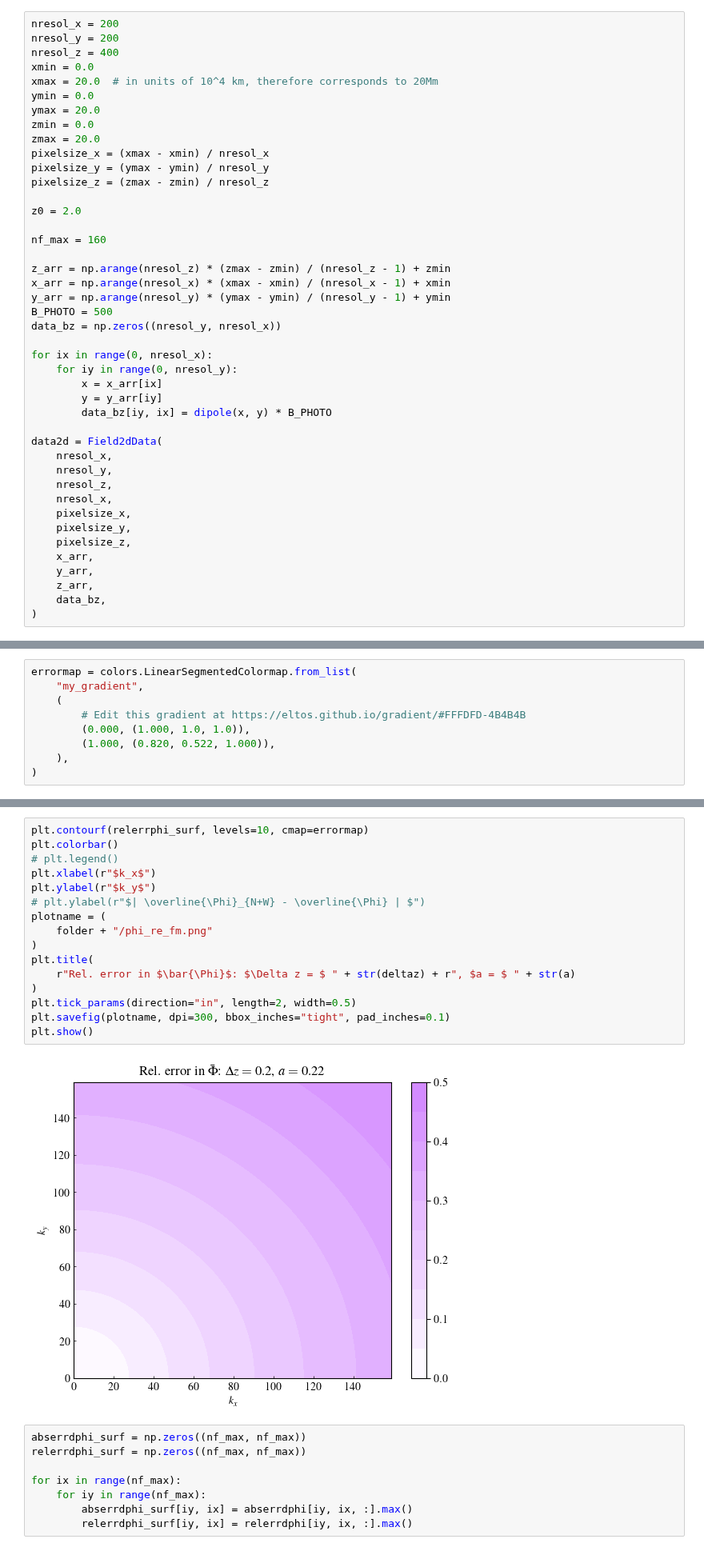
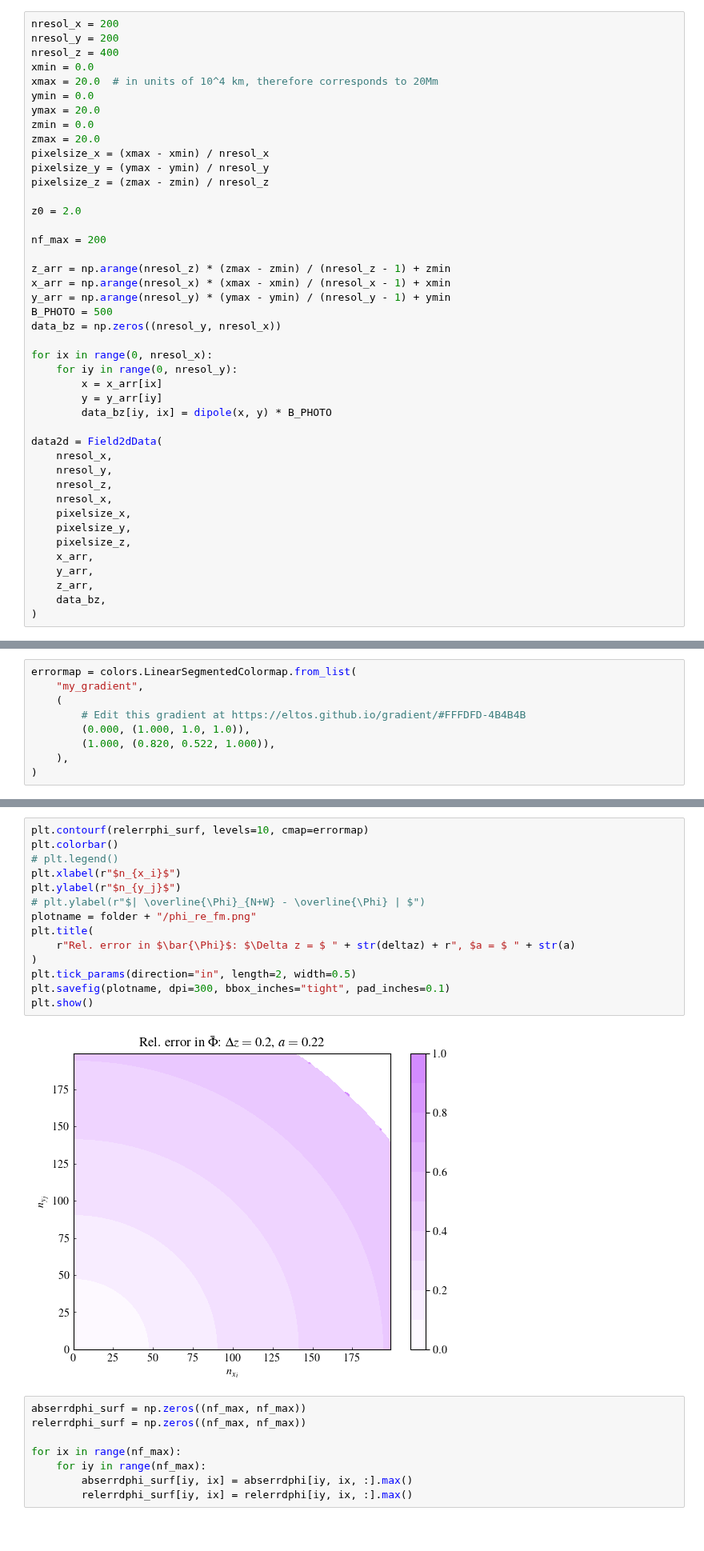
Before and after one commit to LMNadol/mflex, a Jupyter notebook: mhsflex/calculate_Phi.ipynb, the cells around one changed output, grey strips where cells are left out. Shown at 80% size. Drawn from its saved outputs; the diff is of its cells as text.

```diff
--- a/mhsflex/calculate_Phi.ipynb
+++ b/mhsflex/calculate_Phi.ipynb
@@ -55,7 +55,7 @@ pixelsize_z = (zmax - zmin) / nresol_z
 
 z0 = 2.0
 
-nf_max = 160
+nf_max = 200
 
 z_arr = np.arange(nresol_z) * (zmax - zmin) / (nresol_z - 1) + zmin
 x_arr = np.arange(nresol_x) * (xmax - xmin) / (nresol_x - 1) + xmin
@@ -309,21 +307,19 @@ plt.show()
 # %%
 plt.contourf(relerrphi_surf, levels=10, cmap=errormap)
 plt.colorbar()
 # plt.legend()
-plt.xlabel(r"$k_x$")
-plt.ylabel(r"$k_y$")
+plt.xlabel(r"$n_{x_i}$")
+plt.ylabel(r"$n_{y_j}$")
 # plt.ylabel(r"$| \overline{\Phi}_{N+W} - \overline{\Phi} | $")
-plotname = (
-    folder + "/phi_re_fm.png"
-)
+plotname = folder + "/phi_re_fm.png"
 plt.title(
     r"Rel. error in $\bar{\Phi}$: $\Delta z = $ " + str(deltaz) + r", $a = $ " + str(a)
 )
 plt.tick_params(direction="in", length=2, width=0.5)
 plt.savefig(plotname, dpi=300, bbox_inches="tight", pad_inches=0.1)
 plt.show()
 # %% [output]
-[figure, old version]
+[figure, new version]
 # %%
 abserrdphi_surf = np.zeros((nf_max, nf_max))
 relerrdphi_surf = np.zeros((nf_max, nf_max))
```
Also changed, not shown: parts of 10 cells of this notebook, 5 other files.
